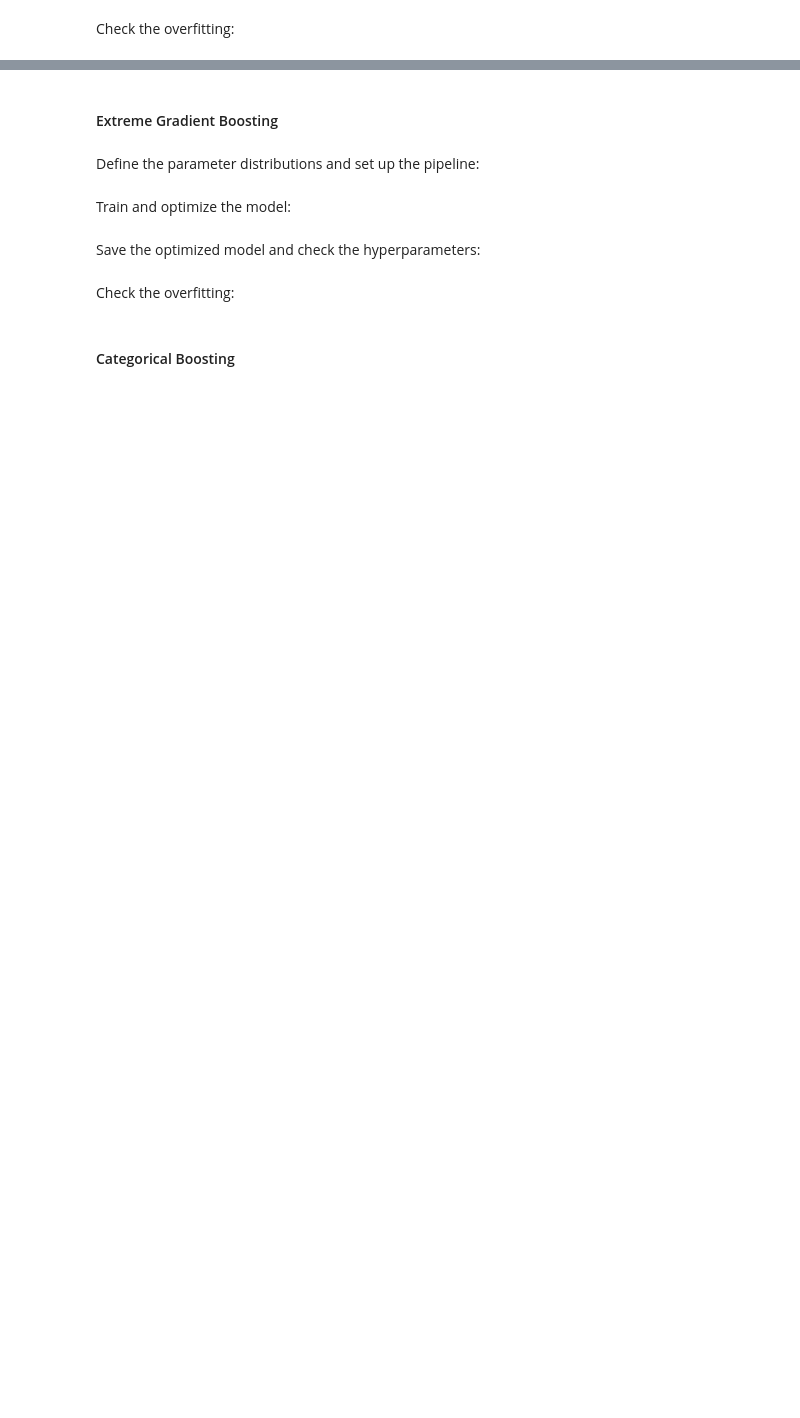
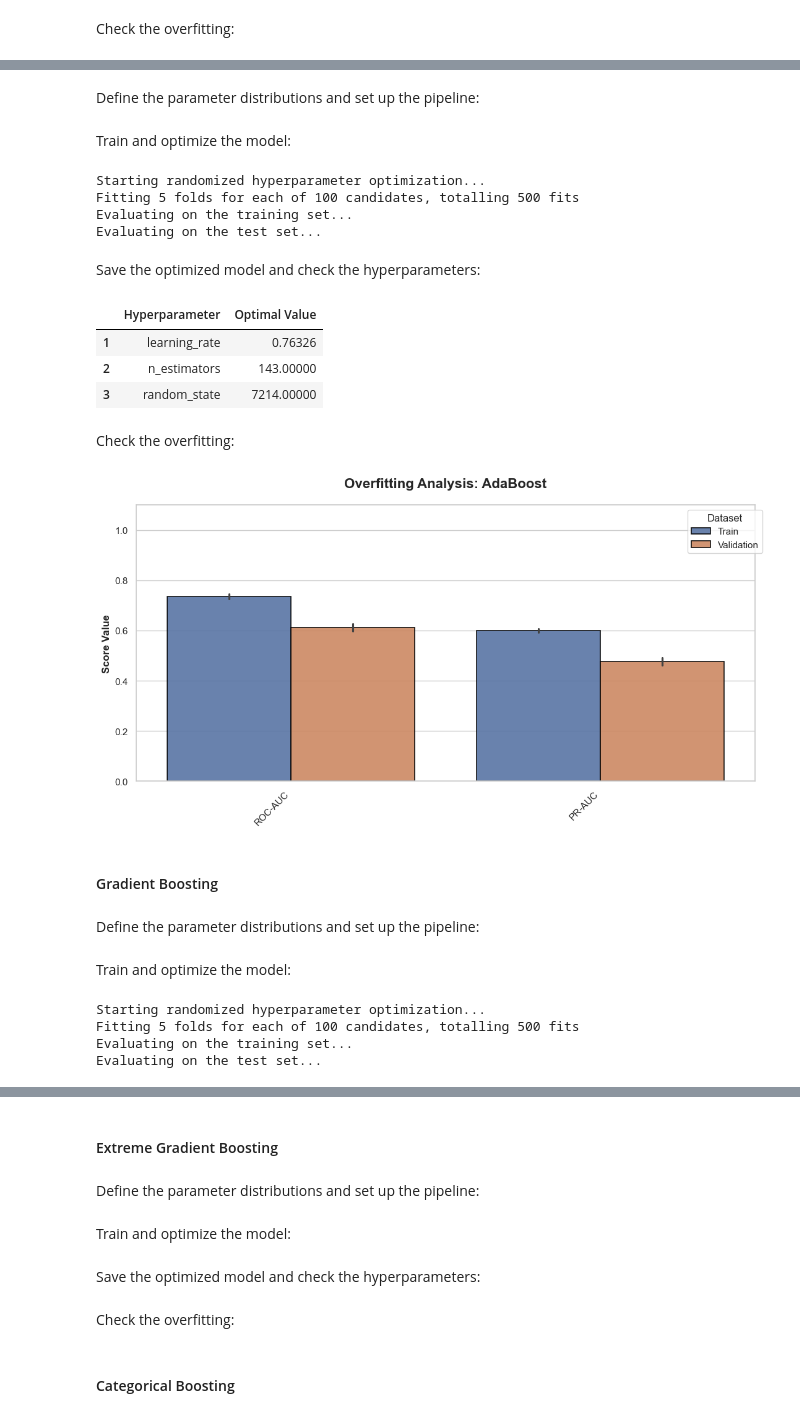
Before and after one commit to MiguelGomGar/TFM, a Jupyter notebook: notebooks/clinical_models_testing.ipynb, the cells around one changed output, grey strips where cells are left out. Cells and saved outputs as stored; diff of their text form; code cells hidden in the pictures; blank space fills up the shorter version.

Commit message:
added new models adaboost and gradient boosting

```diff
--- a/notebooks/clinical_models_testing.ipynb
+++ b/notebooks/clinical_models_testing.ipynb
@@ -24,8 +27,8 @@ if str(root_path) not in sys.path:
 from src.config import *
 
 # Use predefined paths from config
-file_path = get_data_path("clinical_data_hatch.parquet")
-results_path = get_results_path("hatch_data")
+file_path = get_data_path("clinical_data_full.parquet")
+results_path = get_results_path("full_dataset")
 
 print(f"Project's root: {root_path}")
 print(f"Loading data from: {file_path}")
@@ -351,0 +475,2 @@ plot_overfitting_bars(df_cv_results=cv_results_ET,
+# %% [markdown]
+Define the parameter distributions and set up the pipeline:
@@ -351,0 +492,45 @@ plot_overfitting_bars(df_cv_results=cv_results_ET,
+# %% [markdown]
+Train and optimize the model:
+# %%
+(
+optimized_AB,
+cv_results_AB,
+fpr_AB, tpr_AB,
+precs_AB, recs_AB
+) = optimize_model_random_search(
+    pipeline=pipe_AB,
+    param_distributions=params_dist_AB,
+    X_train=X_train, y_train=y_train,
+    X_test=X_test, y_test=y_test,
+    metrics_dict=scoring_dict,
+    cv=my_cv,
+    n_iter=100,
+    seed=seed
+    )
+# %% [output]
+Starting randomized hyperparameter optimization...
+Fitting 5 folds for each of 100 candidates, totalling 500 fits
+Evaluating on the training set...
+Evaluating on the test set...
+# %% [markdown]
+Save the optimized model and check the hyperparameters:
+# %%
+save_model(fitted_pipeline=optimized_AB, output_dir=results_path, identifier="AB")
+# %% [output]
+|  | Hyperparameter | Optimal Value |
+| 1 | learning_rate | 0.76326 |
+| 2 | n_estimators | 143.00000 |
+| 3 | random_state | 7214.00000 |
+# %% [markdown]
+Check the overfitting:
+# %%
+plot_overfitting_bars(df_cv_results=cv_results_AB,
+                    title="AdaBoost",
+                    output_dir=results_path,
+                    identifier="AB")
+# %% [output]
+[figure, added]
+# %% [markdown]
+#### Gradient Boosting
+# %% [markdown]
+Define the parameter distributions and set up the pipeline:
@@ -351,0 +557,23 @@ plot_overfitting_bars(df_cv_results=cv_results_ET,
+# %% [markdown]
+Train and optimize the model:
+# %%
+(
+optimized_GB,
+cv_results_GB,
+fpr_GB, tpr_GB,
+precs_GB, recs_GB
+) = optimize_model_random_search(
+    pipeline=pipe_GB,
+    param_distributions=params_dist_GB,
+    X_train=X_train, y_train=y_train,
+    X_test=X_test, y_test=y_test,
+    metrics_dict=scoring_dict,
+    cv=my_cv,
+    n_iter=100,
+    seed=seed
+    )
+# %% [output]
+Starting randomized hyperparameter optimization...
+Fitting 5 folds for each of 100 candidates, totalling 500 fits
+Evaluating on the training set...
+Evaluating on the test set...
```
Also changed, not shown: parts of 43 cells of this notebook, 33 other files.
